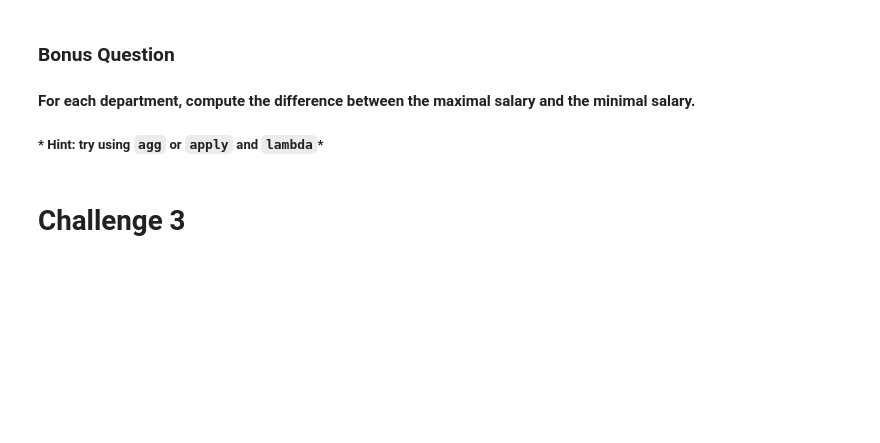
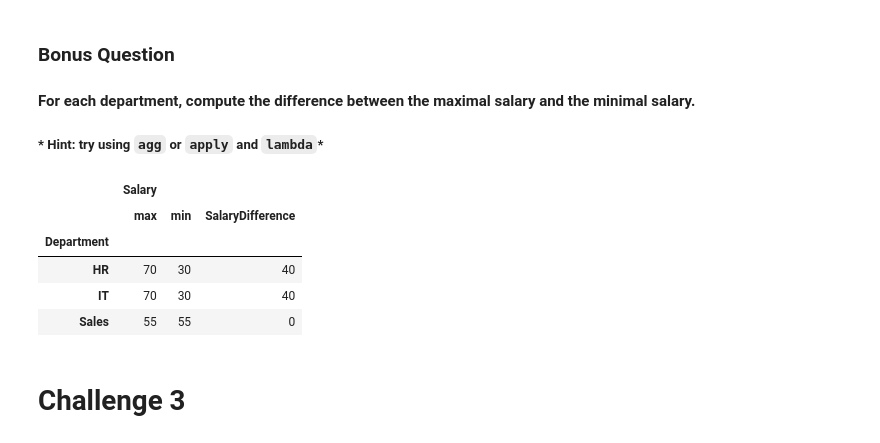
Before and after one commit to JavierLuna/data-labs, a Jupyter notebook: module-2/lab-subsetting-and-descriptive-stats/your-code/main.ipynb, the cells around one changed output. Cells and saved outputs as stored; diff of their text form; code cells hidden in the pictures; blank space fills up the shorter version.

```diff
--- a/module-2/lab-subsetting-and-descriptive-stats/your-code/main.ipynb
+++ b/module-2/lab-subsetting-and-descriptive-stats/your-code/main.ipynb
@@ -313,3 +311,16 @@ employee.groupby(by = "Title").agg({"Salary":["mean", "min", "max"]})
+# %%
+# your answer here
+def SalaryDifference(x):
+    return max(x) - min(x)
+
+employee.groupby(by = "Department").agg({"Salary": ["max", "min", SalaryDifference]})
+# %% [output]
+|  | Salary |  |  |
+|  | max | min | SalaryDifference |
+| Department |  |  |  |
+| HR | 70 | 30 | 40 |
+| IT | 70 | 30 | 40 |
+| Sales | 55 | 55 | 0 |
 # %% [markdown]
 # Challenge 3
 # %% [markdown]
```
Also changed, not shown: parts of 10 cells of this notebook.
